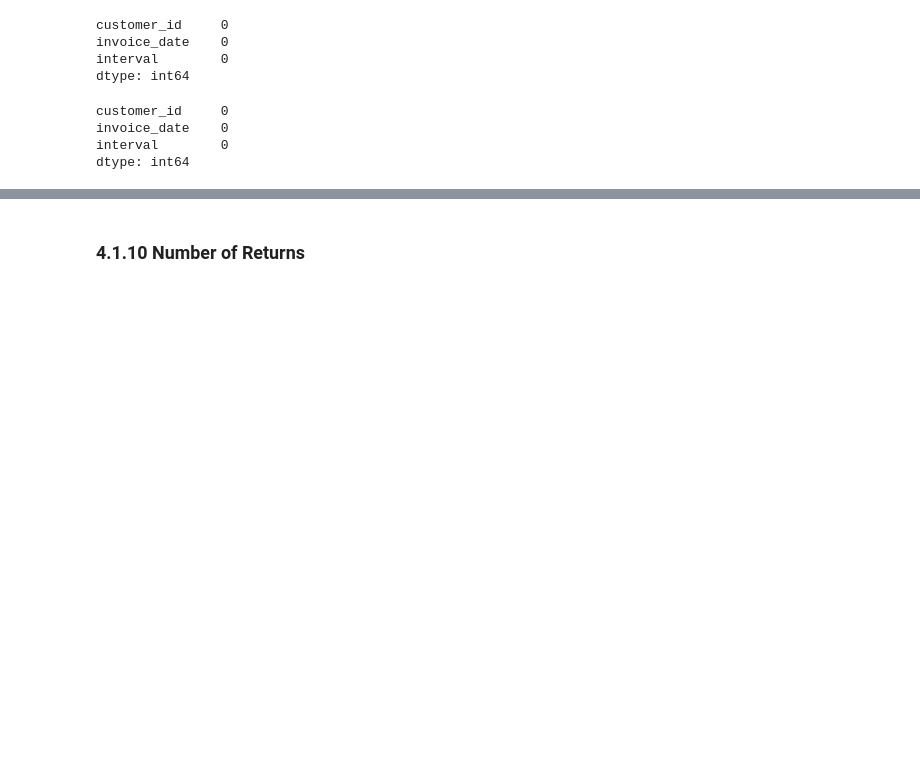
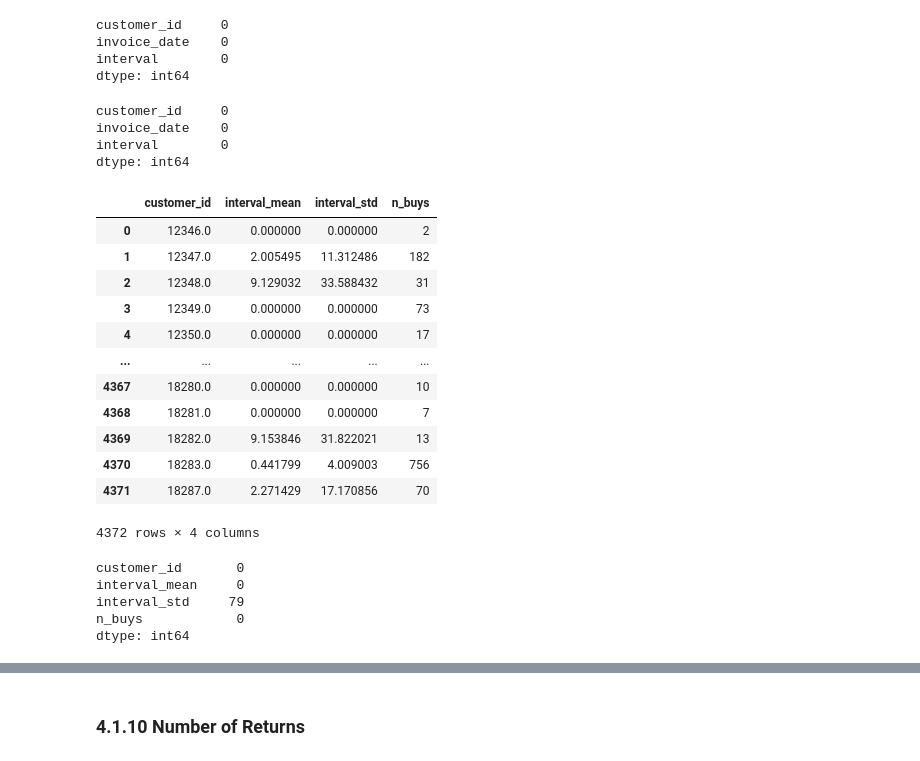
Before and after one commit to antonioorichard/E-commerce_com_Cluster, a Jupyter notebook: pa05.ipynb, the cells around one changed output, grey strips where cells are left out. Cells and saved outputs as stored; diff of their text form; code cells hidden in the pictures; blank space fills up the shorter version.

```diff
--- a/pa05.ipynb
+++ b/pa05.ipynb
@@ -1170,6 +1166,13 @@ aux.head()
 | 406818 | 581587 | 12680.0 | 2017-12-07 |
 90118 rows × 3 columns
 # %%
+auxr1 = filtro.sort_values(by=['customer_id', 'invoice_date'], ascending=True)
+auxr2 = auxr1[['customer_id','invoice_date']]
+auxr3 = auxr2.sort_values(by=['customer_id', 'invoice_date'], ascending=True).reset_index()
+auxr3.drop(columns = 'index', axis = 1, inplace = True)
+
+
+
 aux1 = df3.sort_values(by=['customer_id', 'invoice_date'], ascending=True)
 aux2 = aux1[['customer_id','invoice_date']]
 aux3 = aux2.sort_values(by=['customer_id', 'invoice_date'], ascending=True).reset_index()
@@ -1314,3 +1309,40 @@ customer_id     0
 invoice_date    0
 interval        0
 dtype: int64
+# %%
+
+# média
+# desvio padrão
+# inverte para encontrar frequência
+
+aux5 = aux4[[ 'customer_id', 'invoice_date', 'interval']].groupby(['customer_id']).agg(interval_mean = ('interval', 'mean'),
+                                                                            interval_std  = ('interval', 'std'),
+                                                                            n_buys = ('customer_id', 'count')).reset_index()
+# df_ref
+auxr5 = auxr4[[ 'customer_id', 'invoice_date', 'interval']].groupby(['customer_id']).agg(interval_mean = ('interval', 'mean'),
+                                                                            interval_std  = ('interval', 'std'),
+                                                                            n_buys = ('customer_id', 'count')).reset_index()
+
+aux5
+# %% [output]
+|  | customer_id | interval_mean | interval_std | n_buys |
+| 0 | 12346.0 | 0.000000 | 0.000000 | 2 |
+| 1 | 12347.0 | 2.005495 | 11.312486 | 182 |
+| 2 | 12348.0 | 9.129032 | 33.588432 | 31 |
+| 3 | 12349.0 | 0.000000 | 0.000000 | 73 |
+| 4 | 12350.0 | 0.000000 | 0.000000 | 17 |
+| ... | ... | ... | ... | ... |
+| 4367 | 18280.0 | 0.000000 | 0.000000 | 10 |
+| 4368 | 18281.0 | 0.000000 | 0.000000 | 7 |
+| 4369 | 18282.0 | 9.153846 | 31.822021 | 13 |
+| 4370 | 18283.0 | 0.441799 | 4.009003 | 756 |
+| 4371 | 18287.0 | 2.271429 | 17.170856 | 70 |
+4372 rows × 4 columns
+# %%
+aux5.isnull().sum()
+# %% [output]
+customer_id       0
+interval_mean     0
+interval_std     79
+n_buys            0
+dtype: int64
```
Also changed, not shown: parts of 50 cells of this notebook, 1 other file.
